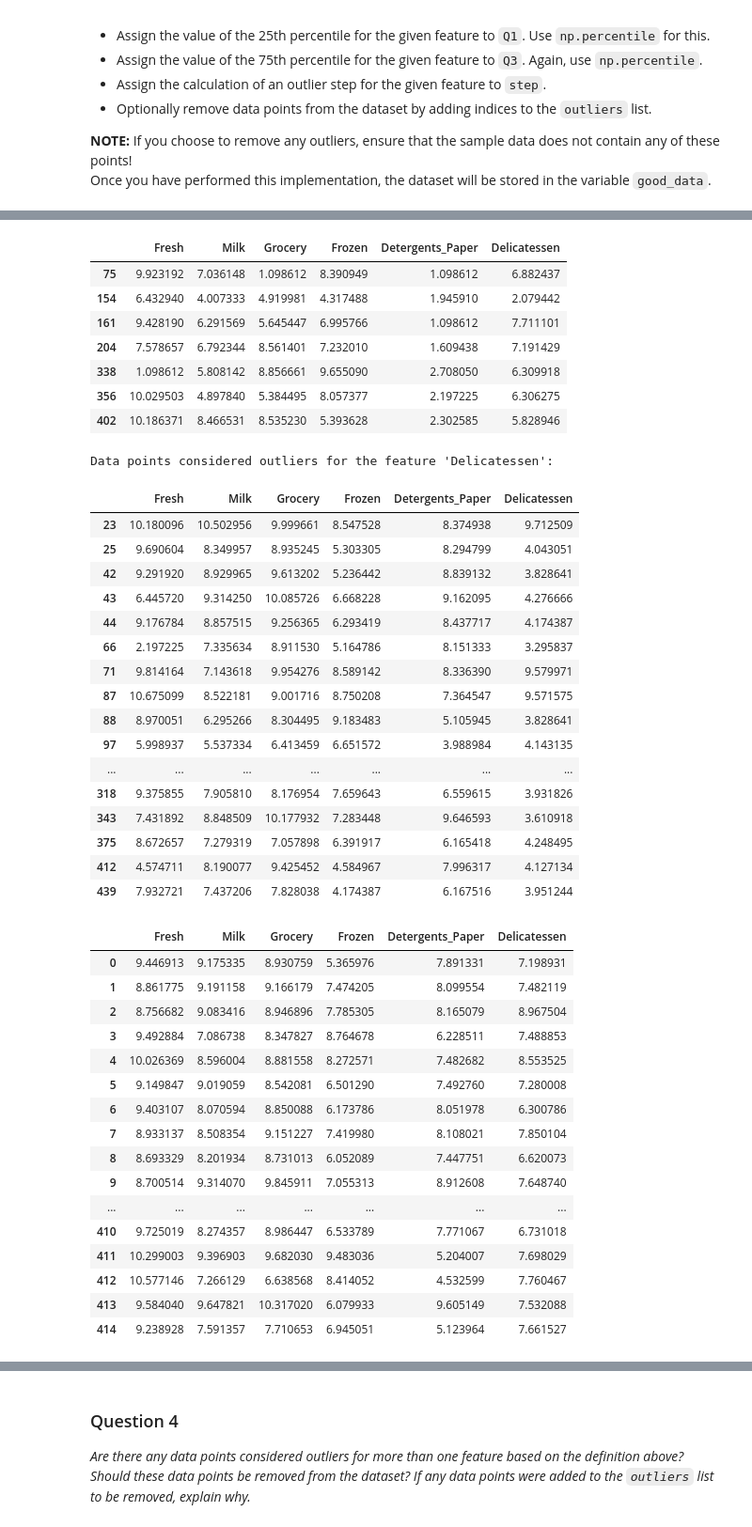
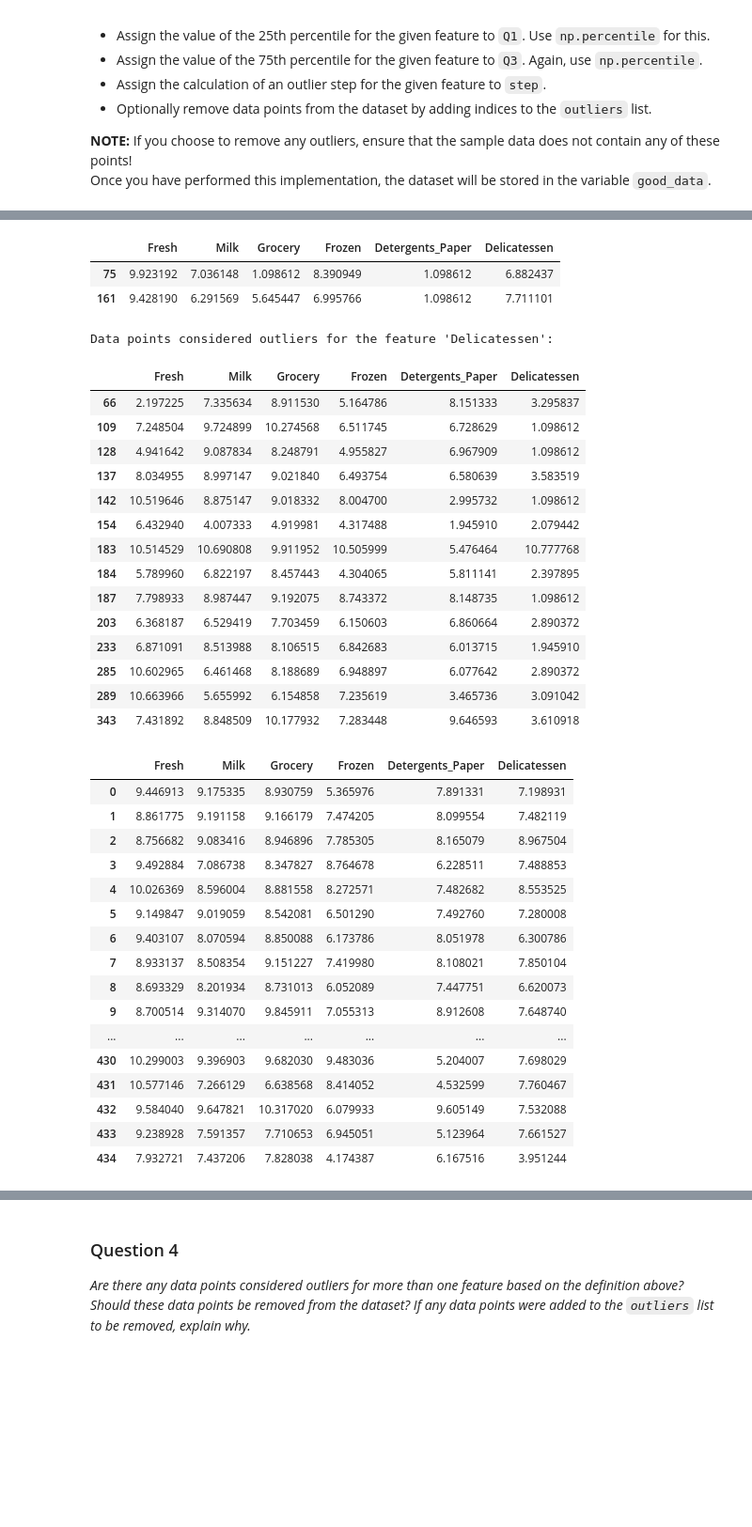
Before and after one commit to kylematthews87/Machine-Learning-Engineer, a Jupyter notebook: customer_segments/customer_segments.ipynb, the cells around one changed output, grey strips where cells are left out. Shown at 94% size. Cells and saved outputs as stored; diff of their text form; code cells hidden in the pictures; blank space fills up the shorter version.

```diff
--- a/customer_segments/customer_segments.ipynb
+++ b/customer_segments/customer_segments.ipynb
@@ -191,7 +203,7 @@ for feature in log_data.keys():
     Q3 = np.percentile(log_data[feature],q=75)
 
     # TODO: Use the interquartile range to calculate an outlier step (1.5 times the interquartile range)
-    step = Q3-Q1
+    step = 1.5*(Q3-Q1)
 
     # Display the outliers
     print("Data points considered outliers for the feature '{}':".format(feature))
@@ -272,33 +259,26 @@ Data points considered outliers for the feature 'Frozen':
 | 420 | 8.402007 | 8.569026 | 9.490015 | 3.218876 | 8.827321 | 7.239215 |
 | 429 | 9.060331 | 7.467371 | 8.183118 | 3.850148 | 4.430817 | 7.824446 |
 | 439 | 7.932721 | 7.437206 | 7.828038 | 4.174387 | 6.167516 | 3.951244 |
 Data points considered outliers for the feature 'Detergents_Paper':
 |  | Fresh | Milk | Grocery | Frozen | Detergents_Paper | Delicatessen |
 | 75 | 9.923192 | 7.036148 | 1.098612 | 8.390949 | 1.098612 | 6.882437 |
-| 154 | 6.432940 | 4.007333 | 4.919981 | 4.317488 | 1.945910 | 2.079442 |
 | 161 | 9.428190 | 6.291569 | 5.645447 | 6.995766 | 1.098612 | 7.711101 |
-| 204 | 7.578657 | 6.792344 | 8.561401 | 7.232010 | 1.609438 | 7.191429 |
-| 338 | 1.098612 | 5.808142 | 8.856661 | 9.655090 | 2.708050 | 6.309918 |
-| 356 | 10.029503 | 4.897840 | 5.384495 | 8.057377 | 2.197225 | 6.306275 |
-| 402 | 10.186371 | 8.466531 | 8.535230 | 5.393628 | 2.302585 | 5.828946 |
 Data points considered outliers for the feature 'Delicatessen':
 |  | Fresh | Milk | Grocery | Frozen | Detergents_Paper | Delicatessen |
-| 23 | 10.180096 | 10.502956 | 9.999661 | 8.547528 | 8.374938 | 9.712509 |
-| 25 | 9.690604 | 8.349957 | 8.935245 | 5.303305 | 8.294799 | 4.043051 |
-| 42 | 9.291920 | 8.929965 | 9.613202 | 5.236442 | 8.839132 | 3.828641 |
-| 43 | 6.445720 | 9.314250 | 10.085726 | 6.668228 | 9.162095 | 4.276666 |
-| 44 | 9.176784 | 8.857515 | 9.256365 | 6.293419 | 8.437717 | 4.174387 |
 | 66 | 2.197225 | 7.335634 | 8.911530 | 5.164786 | 8.151333 | 3.295837 |
-| 71 | 9.814164 | 7.143618 | 9.954276 | 8.589142 | 8.336390 | 9.579971 |
-| 87 | 10.675099 | 8.522181 | 9.001716 | 8.750208 | 7.364547 | 9.571575 |
-| 88 | 8.970051 | 6.295266 | 8.304495 | 9.183483 | 5.105945 | 3.828641 |
-| 97 | 5.998937 | 5.537334 | 6.413459 | 6.651572 | 3.988984 | 4.143135 |
-| ... | ... | ... | ... | ... | ... | ... |
-| 318 | 9.375855 | 7.905810 | 8.176954 | 7.659643 | 6.559615 | 3.931826 |
+| 109 | 7.248504 | 9.724899 | 10.274568 | 6.511745 | 6.728629 | 1.098612 |
+| 128 | 4.941642 | 9.087834 | 8.248791 | 4.955827 | 6.967909 | 1.098612 |
+| 137 | 8.034955 | 8.997147 | 9.021840 | 6.493754 | 6.580639 | 3.583519 |
+| 142 | 10.519646 | 8.875147 | 9.018332 | 8.004700 | 2.995732 | 1.098612 |
+| 154 | 6.432940 | 4.007333 | 4.919981 | 4.317488 | 1.945910 | 2.079442 |
+| 183 | 10.514529 | 10.690808 | 9.911952 | 10.505999 | 5.476464 | 10.777768 |
+| 184 | 5.789960 | 6.822197 | 8.457443 | 4.304065 | 5.811141 | 2.397895 |
+| 187 | 7.798933 | 8.987447 | 9.192075 | 8.743372 | 8.148735 | 1.098612 |
+| 203 | 6.368187 | 6.529419 | 7.703459 | 6.150603 | 6.860664 | 2.890372 |
+| 233 | 6.871091 | 8.513988 | 8.106515 | 6.842683 | 6.013715 | 1.945910 |
+| 285 | 10.602965 | 6.461468 | 8.188689 | 6.948897 | 6.077642 | 2.890372 |
+| 289 | 10.663966 | 5.655992 | 6.154858 | 7.235619 | 3.465736 | 3.091042 |
 | 343 | 7.431892 | 8.848509 | 10.177932 | 7.283448 | 9.646593 | 3.610918 |
-| 375 | 8.672657 | 7.279319 | 7.057898 | 6.391917 | 6.165418 | 4.248495 |
-| 412 | 4.574711 | 8.190077 | 9.425452 | 4.584967 | 7.996317 | 4.127134 |
-| 439 | 7.932721 | 7.437206 | 7.828038 | 4.174387 | 6.167516 | 3.951244 |
 |  | Fresh | Milk | Grocery | Frozen | Detergents_Paper | Delicatessen |
 | 0 | 9.446913 | 9.175335 | 8.930759 | 5.365976 | 7.891331 | 7.198931 |
 | 1 | 8.861775 | 9.191158 | 9.166179 | 7.474205 | 8.099554 | 7.482119 |
@@ -311,8 +291,8 @@ Data points considered outliers for the feature 'Delicatessen':
 | 8 | 8.693329 | 8.201934 | 8.731013 | 6.052089 | 7.447751 | 6.620073 |
 | 9 | 8.700514 | 9.314070 | 9.845911 | 7.055313 | 8.912608 | 7.648740 |
 | ... | ... | ... | ... | ... | ... | ... |
-| 410 | 9.725019 | 8.274357 | 8.986447 | 6.533789 | 7.771067 | 6.731018 |
-| 411 | 10.299003 | 9.396903 | 9.682030 | 9.483036 | 5.204007 | 7.698029 |
-| 412 | 10.577146 | 7.266129 | 6.638568 | 8.414052 | 4.532599 | 7.760467 |
-| 413 | 9.584040 | 9.647821 | 10.317020 | 6.079933 | 9.605149 | 7.532088 |
-| 414 | 9.238928 | 7.591357 | 7.710653 | 6.945051 | 5.123964 | 7.661527 |
+| 430 | 10.299003 | 9.396903 | 9.682030 | 9.483036 | 5.204007 | 7.698029 |
+| 431 | 10.577146 | 7.266129 | 6.638568 | 8.414052 | 4.532599 | 7.760467 |
+| 432 | 9.584040 | 9.647821 | 10.317020 | 6.079933 | 9.605149 | 7.532088 |
+| 433 | 9.238928 | 7.591357 | 7.710653 | 6.945051 | 5.123964 | 7.661527 |
+| 434 | 7.932721 | 7.437206 | 7.828038 | 4.174387 | 6.167516 | 3.951244 |
```
Also changed, not shown: parts of 26 cells of this notebook, 2 other files.
